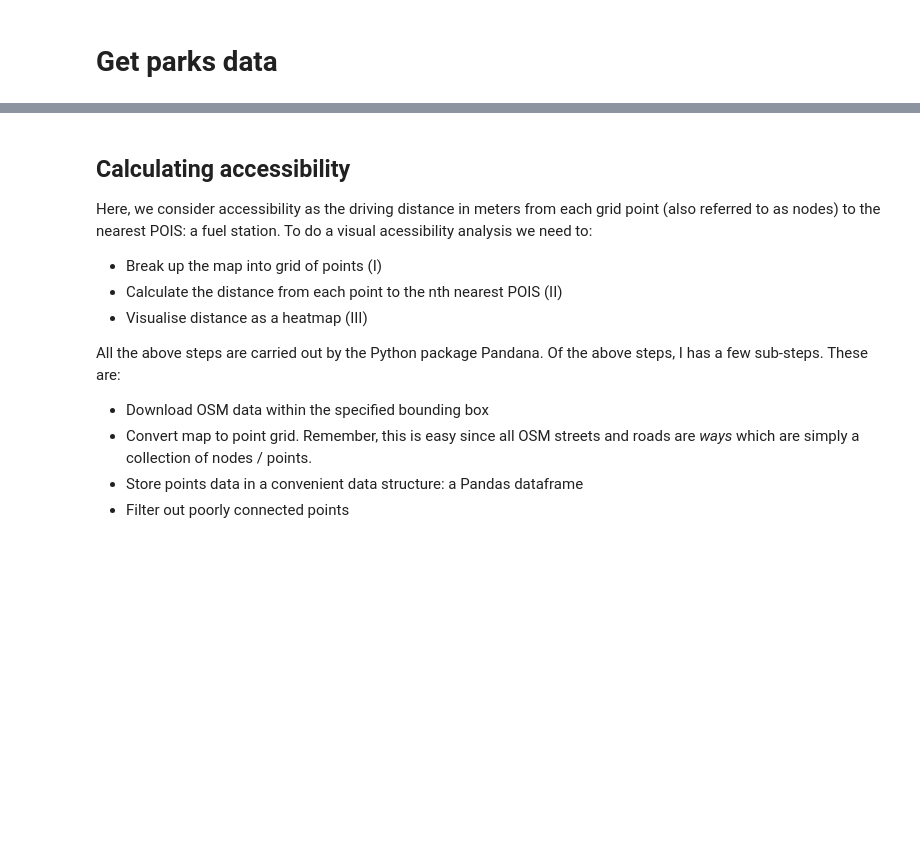
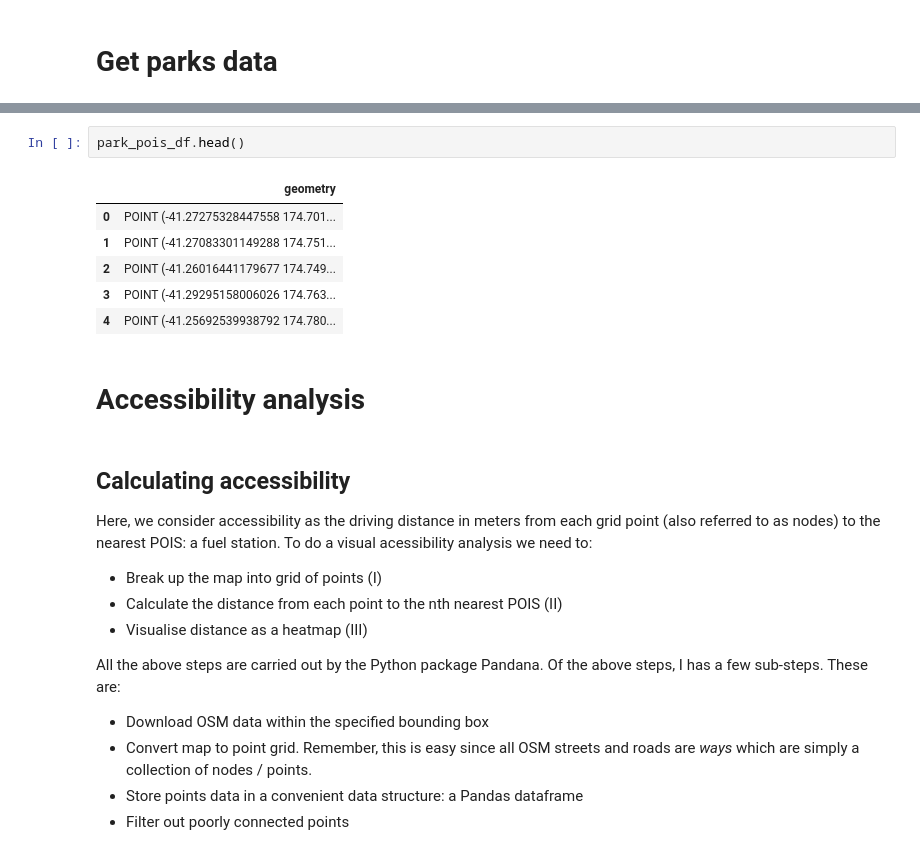
Before and after one commit to shriv/playground-pubs, a Jupyter notebook: Playgrounds vs Pubs.ipynb, the cells around one changed output, grey strips where cells are left out. Drawn from its saved outputs; the diff is of its cells as text; blank space fills up the shorter version.

```diff
--- a/Playgrounds vs Pubs.ipynb
+++ b/Playgrounds vs Pubs.ipynb
@@ -182,3 +200,14 @@ e.g. [WalkScore](https://www.walkscore.com/).
+# %%
+park_pois_df.head()
+# %% [output]
+|  | geometry |
+| 0 | POINT (-41.27275328447558 174.701... |
+| 1 | POINT (-41.27083301149288 174.751... |
+| 2 | POINT (-41.26016441179677 174.749... |
+| 3 | POINT (-41.29295158006026 174.763... |
+| 4 | POINT (-41.25692539938792 174.780... |
+# %% [markdown]
+# Accessibility analysis
 # %% [markdown]
 ## Calculating accessibility
 Here, we consider accessibility as the driving distance in meters from each grid point (also referred to as nodes) to the nearest POIS: a fuel station. To do a visual acessibility analysis we need to:
```
Also changed, not shown: parts of 27 cells of this notebook, 1 other file.
